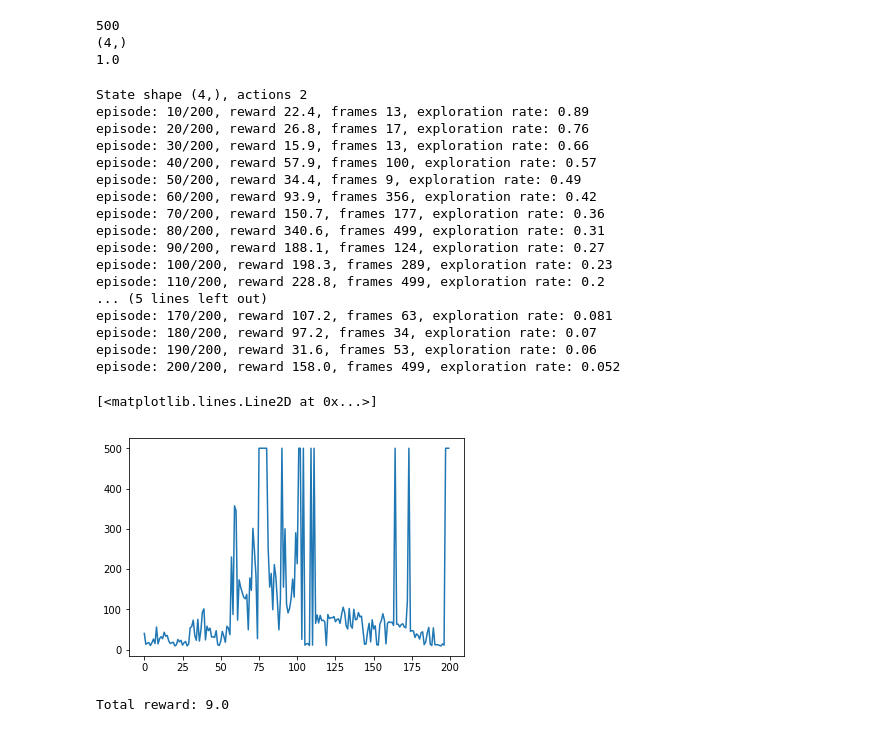
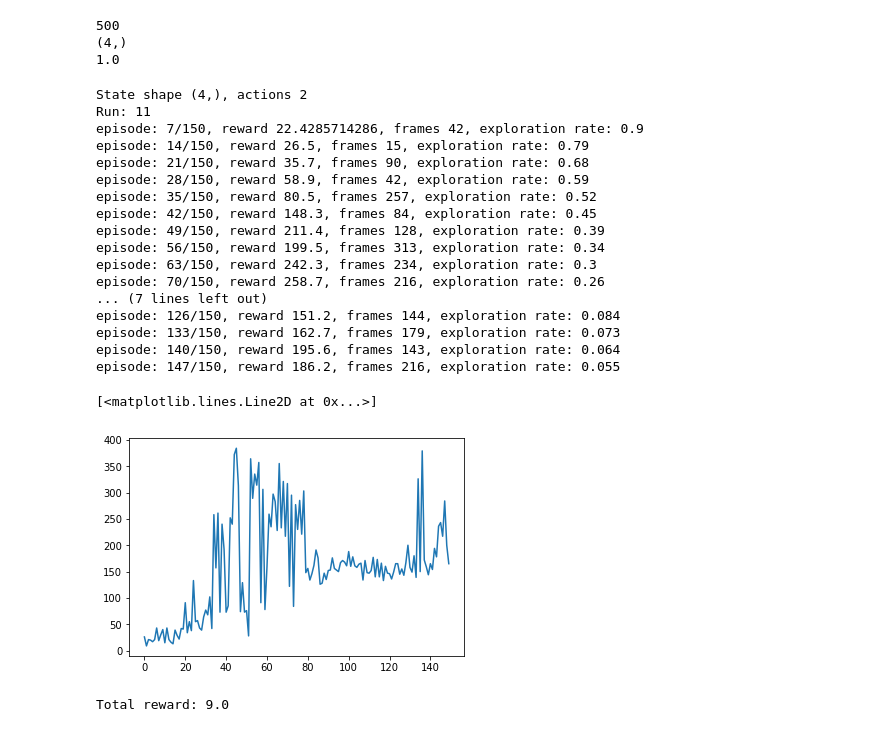
Before and after one commit to omikad/studying-ml, a Jupyter notebook: RL/gymbook.ipynb, the cells around one changed output. Drawn from its saved outputs; the diff is of its cells as text; code cells hidden in the pictures.

Commit message:
Minor refactoring & Actor-Critic agent

```diff
--- a/RL/gymbook.ipynb
+++ b/RL/gymbook.ipynb
@@ -15,6 +15,8 @@ from scipy import stats
 from training_methods import *
 %load_ext autoreload
 %autoreload
+
+run_name = 0
 # %% [markdown]
 ## Action is added to input as OHE
 # %%
@@ -301,46 +253,50 @@ print(state.shape, reward)
 plt.imshow(state.reshape((19, 16)), cmap='Greys')
 # plt.imshow(env.render('rgb_array'))
 # %%
-params = LearningParameters(env, episodes_count=200)
+params = LearningParameters(env, episodes_count=150)
 params.max_frame_in_episode = min(params.max_frame_in_episode, 10000)
 params.epsilon_min = 0.05
 
-# agent = PolicyGradientAgent(params)
+if 'session' in locals():
+    session.close()
+    tf_writer.close()
+config = tf.ConfigProto(device_count = {'GPU': 0})
+session = tf.Session(config=config)
+run_name += 1
+print('Run: ' + str(run_name))
 
-agent = DqnAgent(params)
-
+agent = PolicyGradientAgent(params)
+# agent = DqnAgent(params)
 # agent = ActionAsInputAgent(params)
 
-if 'session' in locals():
-    session.close()
-config = tf.ConfigProto(device_count = {'GPU': 0})
-session = tf.Session(config=config)
-session.run(agent.model['init'])
+tf_writer = tf.summary.FileWriter('logs/run' + str(run_name), session.graph)
+
+session.run(tf.global_variables_initializer())
 
 agent, rewards = train_discounted_rewards(env, agent, params, normalize_rewards=True)
 # agent, rewards = train_reward_is_time(env, agent, params)
 # agent, rewards = train(env, agent, params)
 plt.plot(rewards)
 # %% [output]
 State shape (4,), actions 2
-episode: 10/200, reward 22.4, frames 13, exploration rate: 0.89
-episode: 20/200, reward 26.8, frames 17, exploration rate: 0.76
-episode: 30/200, reward 15.9, frames 13, exploration rate: 0.66
-episode: 40/200, reward 57.9, frames 100, exploration rate: 0.57
-episode: 50/200, reward 34.4, frames 9, exploration rate: 0.49
-episode: 60/200, reward 93.9, frames 356, exploration rate: 0.42
-episode: 70/200, reward 150.7, frames 177, exploration rate: 0.36
-episode: 80/200, reward 340.6, frames 499, exploration rate: 0.31
-episode: 90/200, reward 188.1, frames 124, exploration rate: 0.27
-episode: 100/200, reward 198.3, frames 289, exploration rate: 0.23
-episode: 110/200, reward 228.8, frames 499, exploration rate: 0.2
-... (5 lines left out)
-episode: 170/200, reward 107.2, frames 63, exploration rate: 0.081
-episode: 180/200, reward 97.2, frames 34, exploration rate: 0.07
-episode: 190/200, reward 31.6, frames 53, exploration rate: 0.06
-episode: 200/200, reward 158.0, frames 499, exploration rate: 0.052
+Run: 11
+episode: 7/150, reward 22.4285714286, frames 42, exploration rate: 0.9
+episode: 14/150, reward 26.5, frames 15, exploration rate: 0.79
+episode: 21/150, reward 35.7, frames 90, exploration rate: 0.68
+episode: 28/150, reward 58.9, frames 42, exploration rate: 0.59
+episode: 35/150, reward 80.5, frames 257, exploration rate: 0.52
+episode: 42/150, reward 148.3, frames 84, exploration rate: 0.45
+episode: 49/150, reward 211.4, frames 128, exploration rate: 0.39
+episode: 56/150, reward 199.5, frames 313, exploration rate: 0.34
+episode: 63/150, reward 242.3, frames 234, exploration rate: 0.3
+episode: 70/150, reward 258.7, frames 216, exploration rate: 0.26
+... (7 lines left out)
+episode: 126/150, reward 151.2, frames 144, exploration rate: 0.084
+episode: 133/150, reward 162.7, frames 179, exploration rate: 0.073
+episode: 140/150, reward 195.6, frames 143, exploration rate: 0.064
+episode: 147/150, reward 186.2, frames 216, exploration rate: 0.055
 [<matplotlib.lines.Line2D at 0x...>]
-[figure, old version]
+[figure, new version]
 # %%
 # Continue learning
 params.episodes_count = 10000
```
Also changed, not shown: parts of 4 cells of this notebook, 4 other files.
